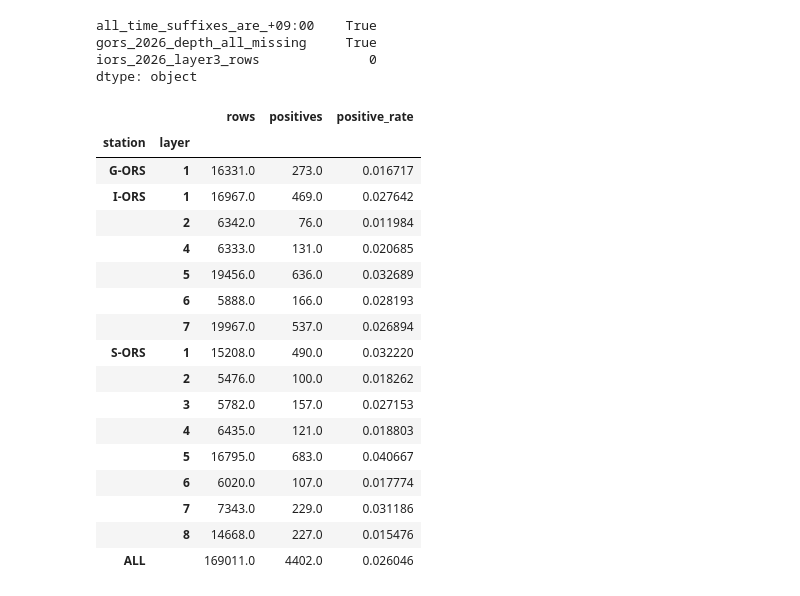
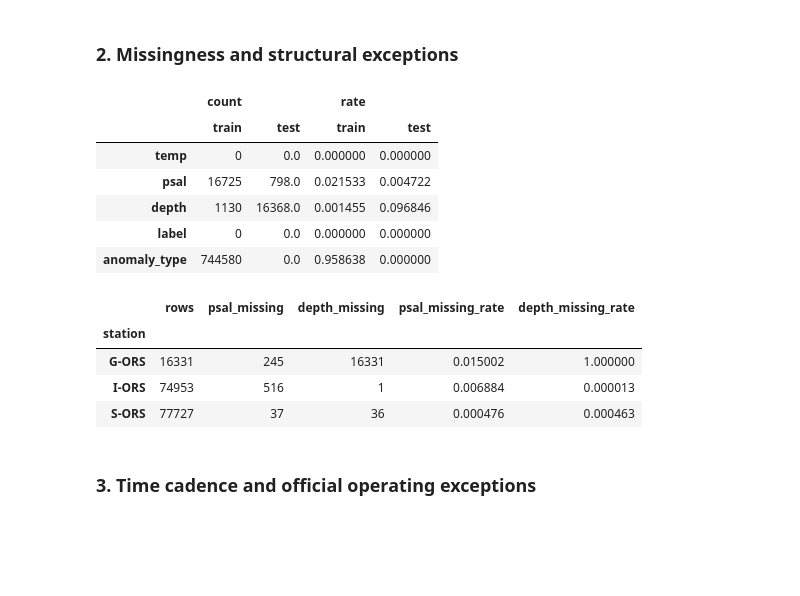
Before and after one commit to choihyunjin1/-oceanaidata_track1, a Jupyter notebook: notebooks/00_p1_reconnaissance.ipynb, the cells around one changed output. Cells and saved outputs as stored; diff of their text form; code cells hidden in the pictures; blank space fills up the shorter version.

```diff
--- a/notebooks/00_p1_reconnaissance.ipynb
+++ b/notebooks/00_p1_reconnaissance.ipynb
@@ -153,39 +191,34 @@ pd.concat({"train": cadence_summary(train), "test": cadence_summary(test)}, axis
-# %%
-exception_checks = pd.Series({
-    "all_time_suffixes_are_+09:00": bool(train.time.str.endswith("+09:00").all() and test.time.str.endswith("+09:00").all()),
-    "gors_2026_depth_all_missing": bool(test.loc[test.station.eq("G-ORS"), "depth"].isna().all()),
-    "iors_2026_layer3_rows": int((test.station.eq("I-ORS") & test.layer.eq(3)).sum()),
-})
-exception_checks
-# %% [output]
-all_time_suffixes_are_+09:00    True
-gors_2026_depth_all_missing     True
-iors_2026_layer3_rows              0
-dtype: object
-# %%
-baseline_summary = baseline.groupby(["station", "layer"]).agg(
-    rows=("label", "size"), positives=("label", "sum"), positive_rate=("label", "mean")
-)
-baseline_summary.loc["ALL", "rows"] = len(baseline)
-baseline_summary.loc["ALL", "positives"] = int(baseline.label.sum())
-baseline_summary.loc["ALL", "positive_rate"] = float(baseline.label.mean())
-baseline_summary
-# %% [output]
-|  |  | rows | positives | positive_rate |
-| station | layer |  |  |  |
-| G-ORS | 1 | 16331.0 | 273.0 | 0.016717 |
-| I-ORS | 1 | 16967.0 | 469.0 | 0.027642 |
-|  | 2 | 6342.0 | 76.0 | 0.011984 |
-|  | 4 | 6333.0 | 131.0 | 0.020685 |
-|  | 5 | 19456.0 | 636.0 | 0.032689 |
-|  | 6 | 5888.0 | 166.0 | 0.028193 |
-|  | 7 | 19967.0 | 537.0 | 0.026894 |
-| S-ORS | 1 | 15208.0 | 490.0 | 0.032220 |
-|  | 2 | 5476.0 | 100.0 | 0.018262 |
-|  | 3 | 5782.0 | 157.0 | 0.027153 |
-|  | 4 | 6435.0 | 121.0 | 0.018803 |
-|  | 5 | 16795.0 | 683.0 | 0.040667 |
-|  | 6 | 6020.0 | 107.0 | 0.017774 |
-|  | 7 | 7343.0 | 229.0 | 0.031186 |
-|  | 8 | 14668.0 | 227.0 | 0.015476 |
-| ALL |  | 169011.0 | 4402.0 | 0.026046 |
+# %% [markdown]
+### 2. Missingness and structural exceptions
+# %%
+missing_counts = pd.concat(
+    {name: frame.isna().sum() for name, frame in {"train": train, "test": test}.items()},
+    axis=1,
+)
+missing_rates = missing_counts.div(pd.Series({"train": len(train), "test": len(test)}), axis=1)
+missing_summary = pd.concat({"count": missing_counts, "rate": missing_rates}, axis=1)
+display(missing_summary.loc[["temp", "psal", "depth", "label", "anomaly_type"]].fillna(0))
+
+test_missing_by_station = test.groupby("station").agg(
+    rows=("time", "size"),
+    psal_missing=("psal", lambda values: int(values.isna().sum())),
+    depth_missing=("depth", lambda values: int(values.isna().sum())),
+)
+test_missing_by_station["psal_missing_rate"] = test_missing_by_station["psal_missing"] / test_missing_by_station["rows"]
+test_missing_by_station["depth_missing_rate"] = test_missing_by_station["depth_missing"] / test_missing_by_station["rows"]
+test_missing_by_station
+# %% [output]
+|  | count |  | rate |  |
+|  | train | test | train | test |
+| temp | 0 | 0.0 | 0.000000 | 0.000000 |
+| psal | 16725 | 798.0 | 0.021533 | 0.004722 |
+| depth | 1130 | 16368.0 | 0.001455 | 0.096846 |
+| label | 0 | 0.0 | 0.000000 | 0.000000 |
+| anomaly_type | 744580 | 0.0 | 0.958638 | 0.000000 |
+|  | rows | psal_missing | depth_missing | psal_missing_rate | depth_missing_rate |
+| station |  |  |  |  |  |
+| G-ORS | 16331 | 245 | 16331 | 0.015002 | 1.000000 |
+| I-ORS | 74953 | 516 | 1 | 0.006884 | 0.000013 |
+| S-ORS | 77727 | 37 | 36 | 0.000476 | 0.000463 |
+# %% [markdown]
+### 3. Time cadence and official operating exceptions
```
Also changed, not shown: parts of 24 cells of this notebook, 59 other files.
